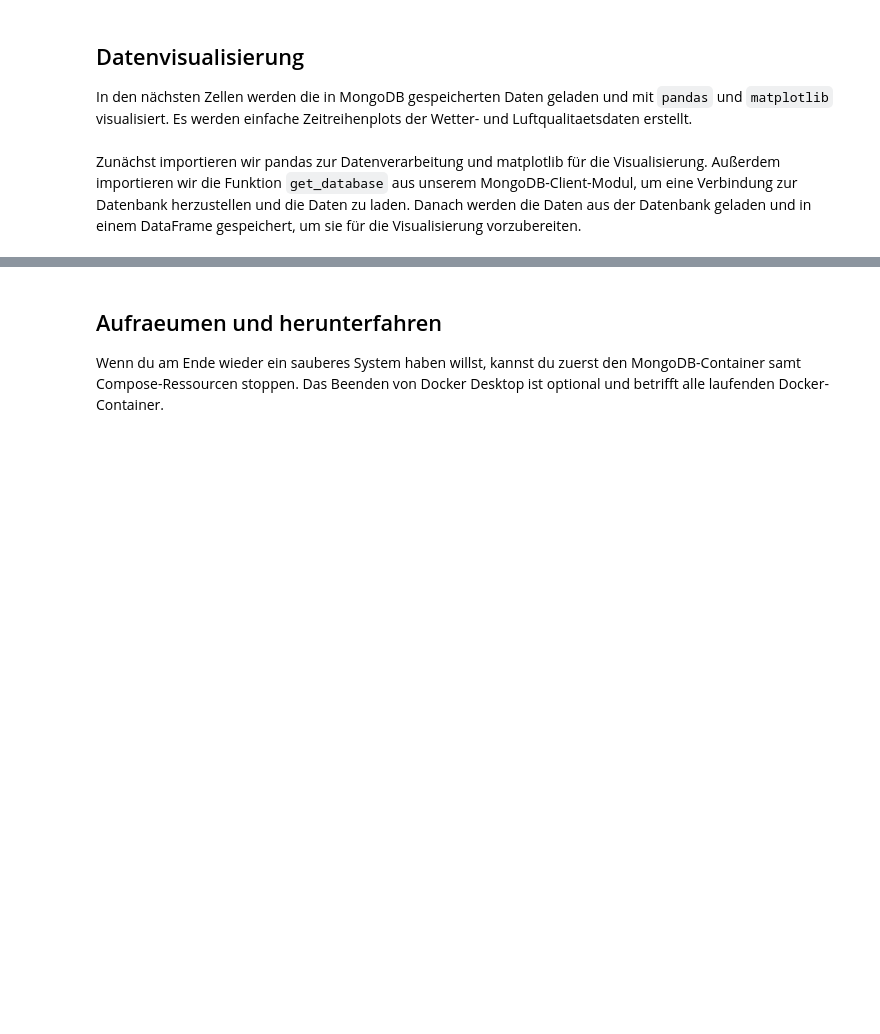
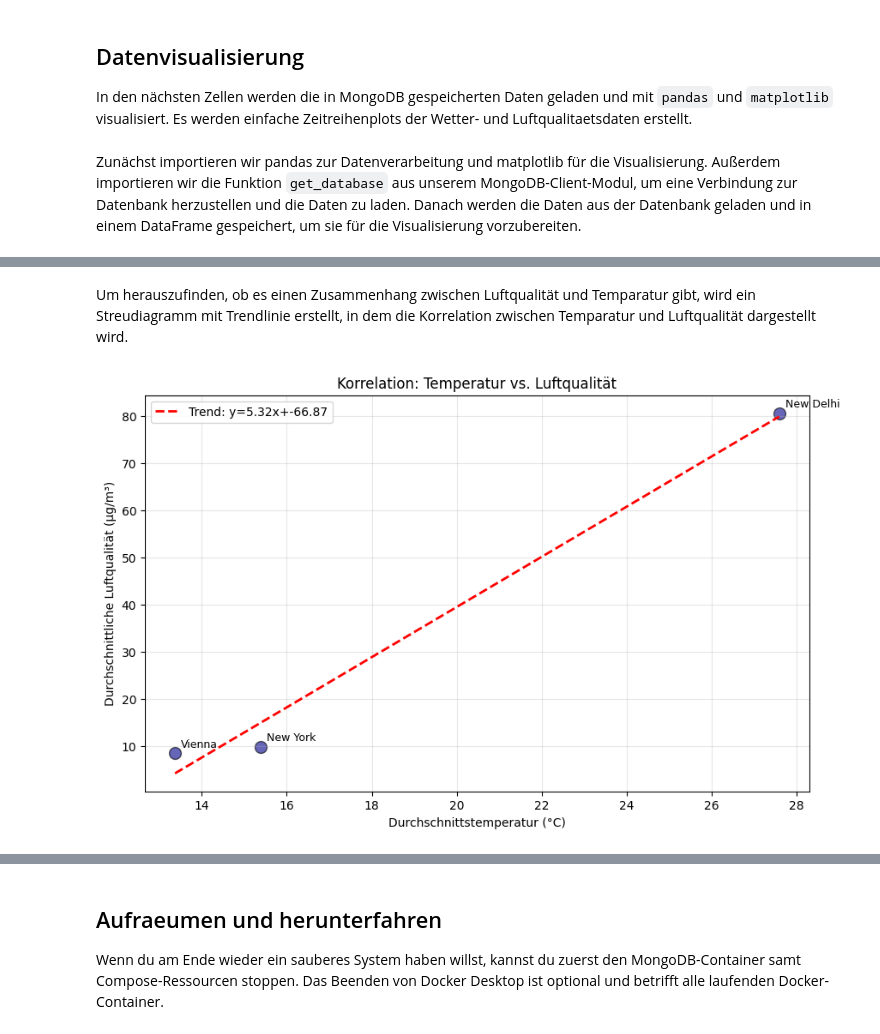
Before and after one commit to 4y1n/BigData, a Jupyter notebook: Jypiter Notebook - BigData Project.ipynb, the cells around one changed output, grey strips where cells are left out. Saved outputs shown, nothing was run; the diff lists cells and outputs as text; code cells hidden in the pictures; blank space fills up the shorter version.

```diff
--- a/Jypiter Notebook - BigData Project.ipynb
+++ b/Jypiter Notebook - BigData Project.ipynb
@@ -338,0 +277,40 @@ Keine PM2.5-Daten gefunden.
+# %% [markdown]
+Um herauszufinden, ob es einen Zusammenhang zwischen Luftqualität und Temparatur gibt, wird ein Streudiagramm mit Trendlinie erstellt, in dem die Korrelation zwischen Temparatur und Luftqualität dargestellt wird.
+# %%
+if summary_records:
+    summary_df = pd.DataFrame(summary_records)
+    summary_df = summary_df.dropna(subset=["average_temperature_c", "average_air_quality"])
+
+    if not summary_df.empty and len(summary_df) > 1:
+        fig, ax = plt.subplots(figsize=(10, 6))
+
+        # Streudiagramm
+        ax.scatter(summary_df["average_temperature_c"], summary_df["average_air_quality"],
+                  s=100, color="darkblue", alpha=0.6, edgecolors="black")
+
+        # Städte-Labels hinzufügen
+        for idx, row in summary_df.iterrows():
+            ax.annotate(row["city"],
+                       (row["average_temperature_c"], row["average_air_quality"]),
+                       xytext=(5, 5), textcoords="offset points", fontsize=9)
+
+        # Trendlinie
+        z = np.polyfit(summary_df["average_temperature_c"], summary_df["average_air_quality"], 1)
+        p = np.poly1d(z)
+        x_trend = np.linspace(summary_df["average_temperature_c"].min(),
+                             summary_df["average_temperature_c"].max(), 100)
+        ax.plot(x_trend, p(x_trend), "r--", linewidth=2, label=f"Trend: y={z[0]:.2f}x+{z[1]:.2f}")
+
+        unit = summary_df.iloc[0]['air_quality_unit']
+        ax.set_xlabel("Durchschnittstemperatur (°C)")
+        ax.set_ylabel(f"Durchschnittliche Luftqualität ({unit})")
+        ax.set_title("Korrelation: Temperatur vs. Luftqualität")
+        ax.grid(True, alpha=0.3)
+        ax.legend()
+        plt.show()
+    else:
+        print("Mindestens 2 Städte mit gültigen Daten erforderlich.")
+else:
+    print("MapReduce-Ergebnisse nicht verfügbar.")
+# %% [output]
+[figure, added]
```
Also changed, not shown: parts of 19 cells of this notebook.
